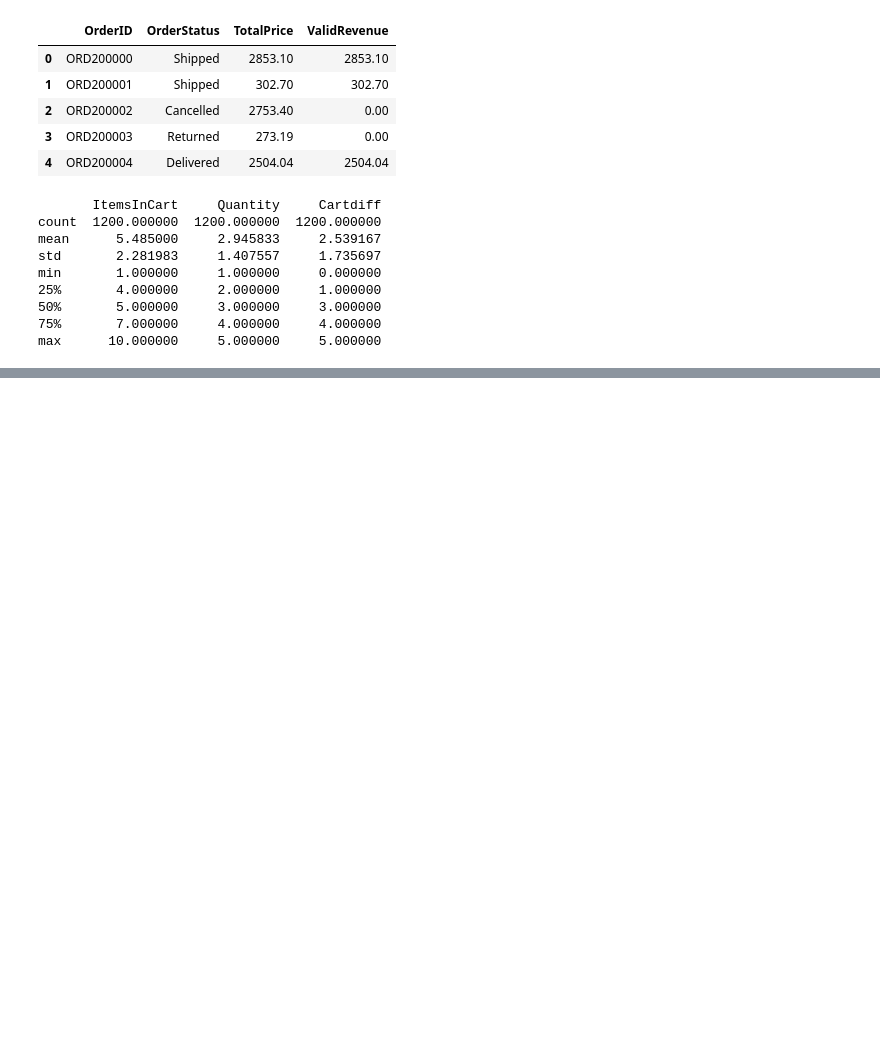
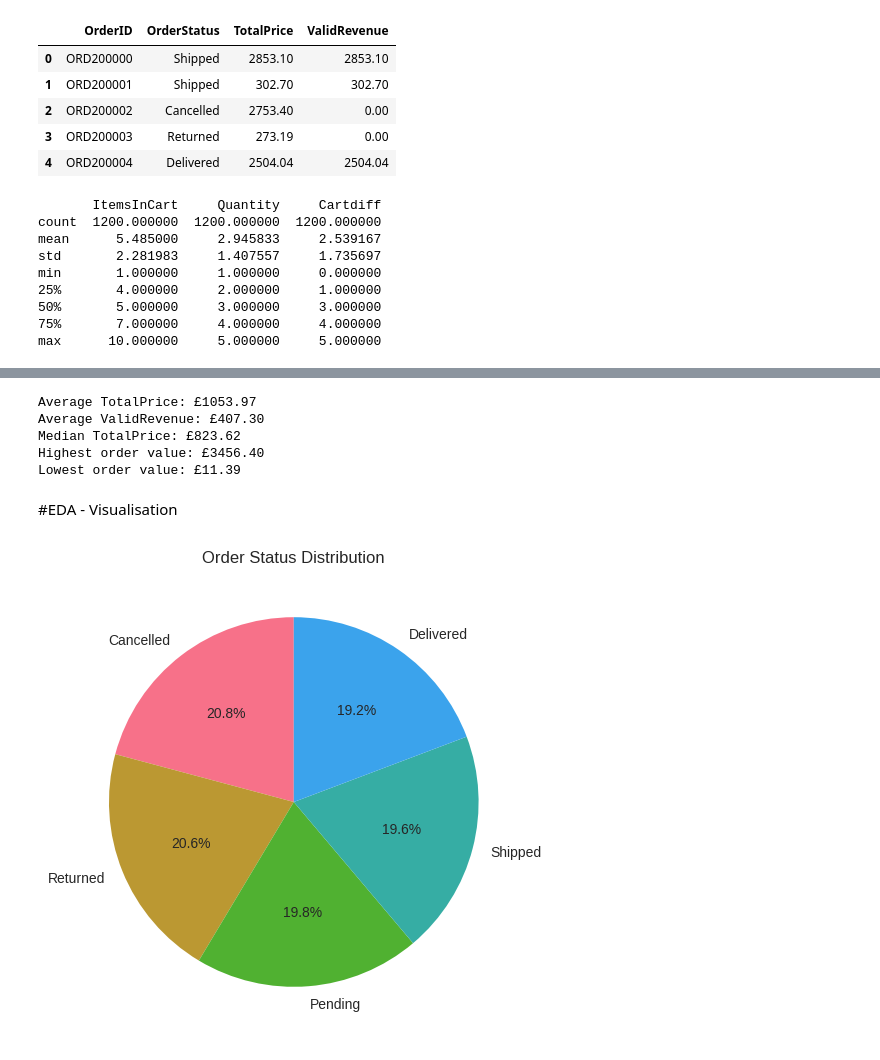
Before and after one commit to Faith-moses/DecodeLabs-Internship, a Jupyter notebook: ecommerce_sales_dataset.ipynb, the cells around one changed output, grey strips where cells are left out. Cells and saved outputs as stored; diff of their text form; code cells hidden in the pictures; blank space fills up the shorter version.

Commit message:
Explored the data to answer some key questions, such as: revenue drivers and order failure analysis

```diff
--- a/ecommerce_sales_dataset.ipynb
+++ b/ecommerce_sales_dataset.ipynb
@@ -274,0 +338,22 @@ orders['Year-Month'] = orders['Date'].dt.to_period('M')
+# %%
+print(f"Average TotalPrice: £{orders['TotalPrice'].mean():.2f}")
+print(f"Average ValidRevenue: £{orders['ValidRevenue'].mean():.2f}")
+print(f"Median TotalPrice: £{orders['TotalPrice'].median():.2f}")
+print(f"Highest order value: £{orders['TotalPrice'].max():.2f}")
+print(f"Lowest order value: £{orders['TotalPrice'].min():.2f}")
+# %% [output]
+Average TotalPrice: £1053.97
+Average ValidRevenue: £407.30
+Median TotalPrice: £823.62
+Highest order value: £3456.40
+Lowest order value: £11.39
+# %% [markdown]
+#EDA - Visualisation
+# %%
+#pie chart for order status
+plt.figure(figsize=(8, 6))
+plt.pie(orders['OrderStatus'].value_counts(), labels=orders['OrderStatus'].value_counts().index, autopct='%1.1f%%', startangle=90)
+plt.title('Order Status Distribution')
+plt.show()
+# %% [output]
+[figure, added]
```
Also changed, not shown: parts of 28 cells of this notebook.
